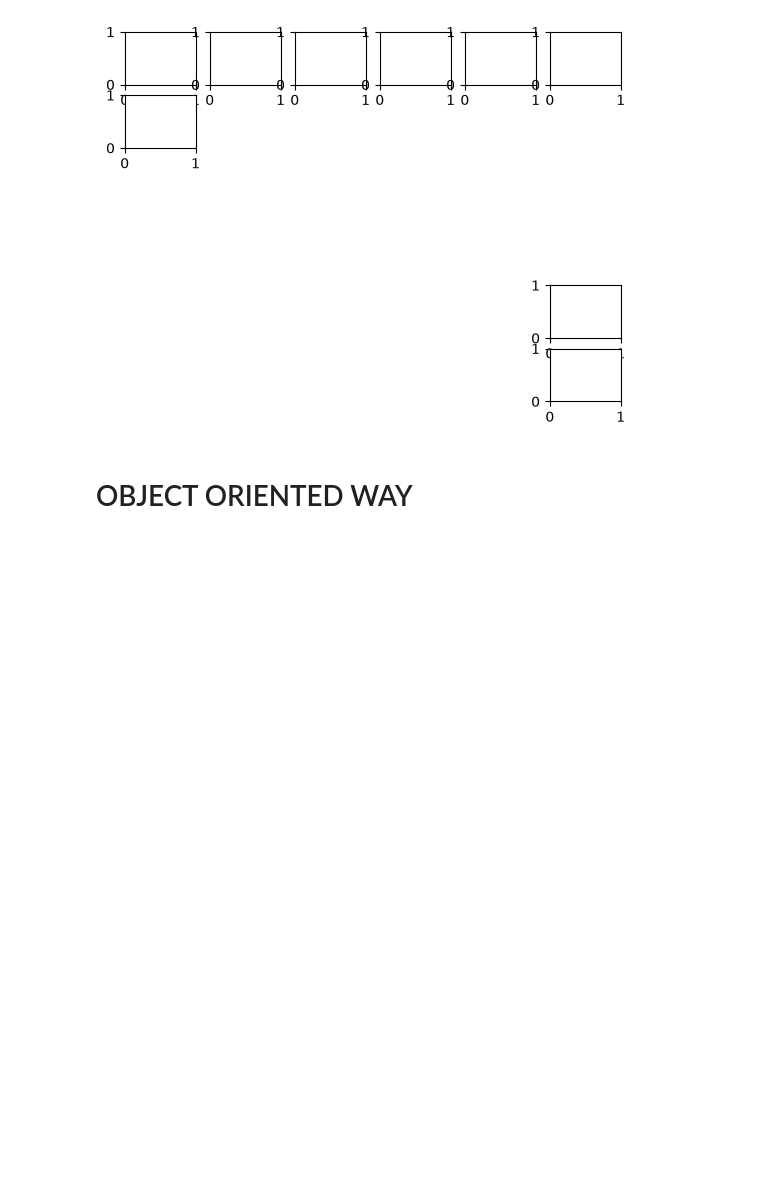
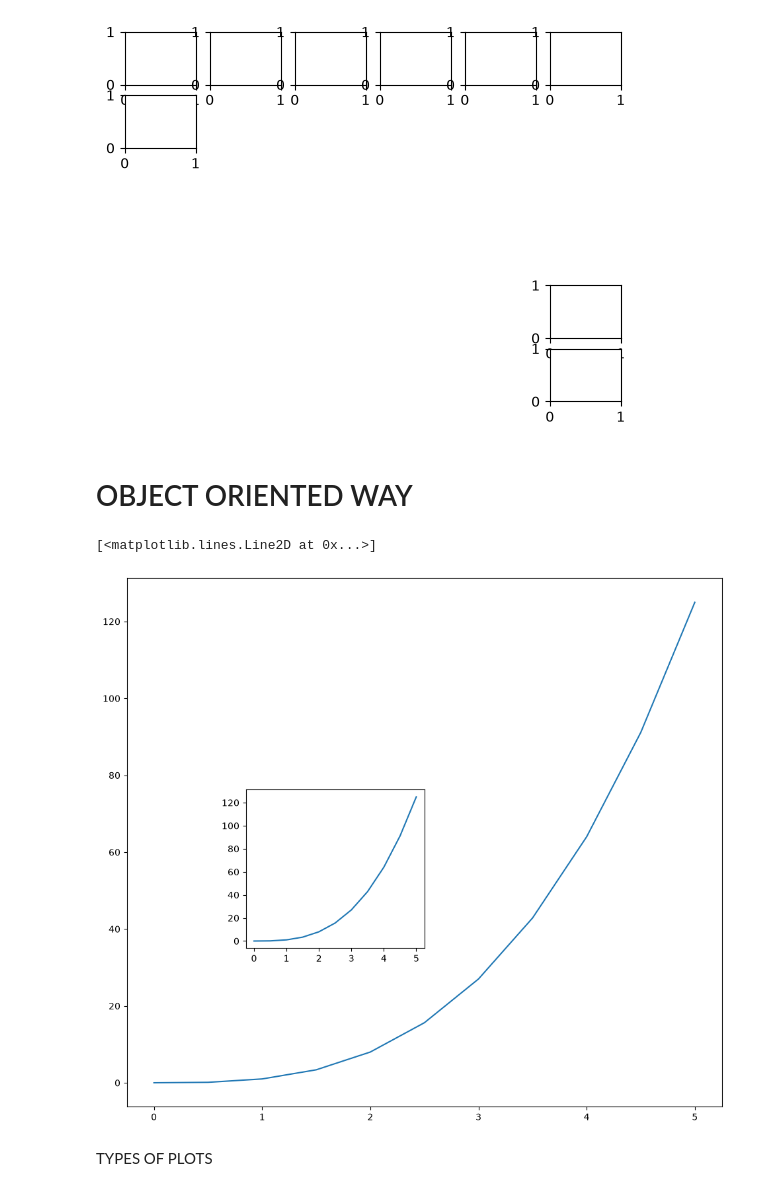
Before and after one commit to AarushiSavla/data-visualization, a Jupyter notebook: matplotlib.ipynb, the cells around one changed output. Cells and saved outputs as stored; diff of their text form; code cells hidden in the pictures; blank space fills up the shorter version.

```diff
--- a/matplotlib.ipynb
+++ b/matplotlib.ipynb
@@ -62,3 +62,19 @@ plt.subplot(6,6,36)
 [figure]
 # %% [markdown]
 # OBJECT ORIENTED WAY
+# %%
+# CREATE AN OBJECT
+fig = plt.figure(figsize=(9,8),dpi=100)
+# ADD AXES -  PROVIDE 4 THINGS
+#  axes_name = fig.add_axes([left, bottom, width, height])
+axis1 = fig.add_axes([0.1,0.1,1,1])
+#plotting on axis1
+axis1.plot(x,y)
+#create axis2
+axis2 = fig.add_axes([0.3,0.4,0.3,0.3])
+axis2.plot(x,y)
+# %% [output]
+[<matplotlib.lines.Line2D at 0x...>]
+[figure, added]
+# %% [markdown]
+TYPES OF PLOTS
```
